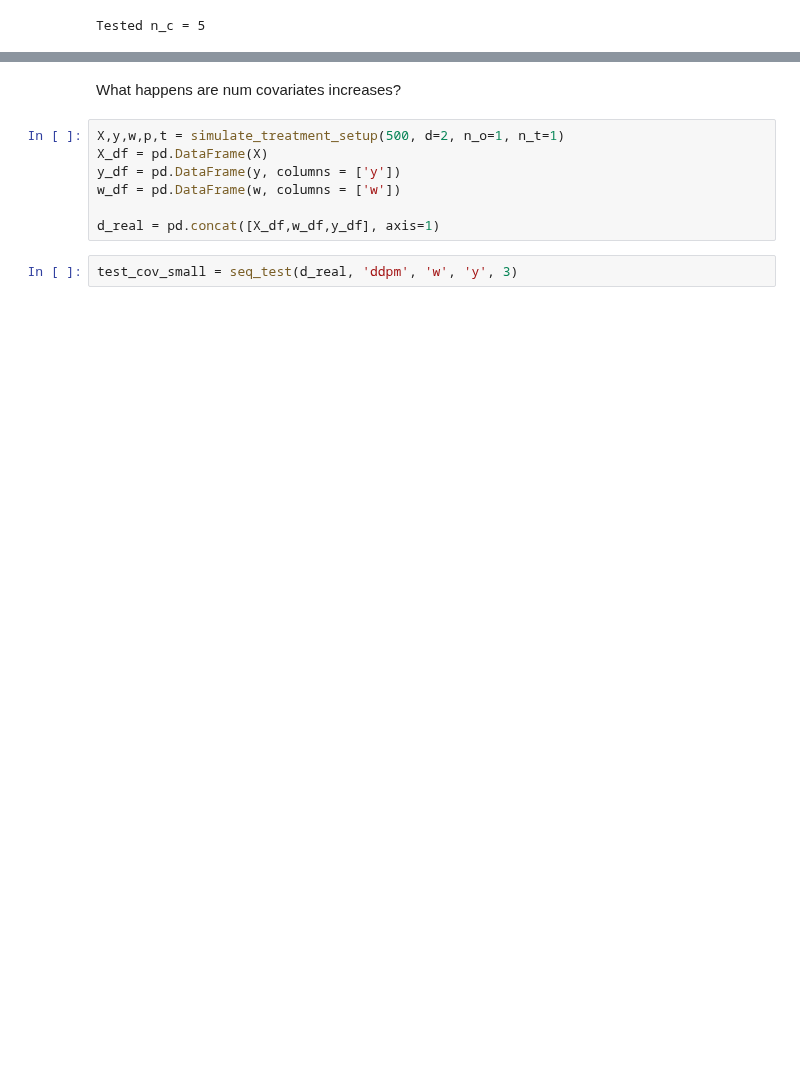
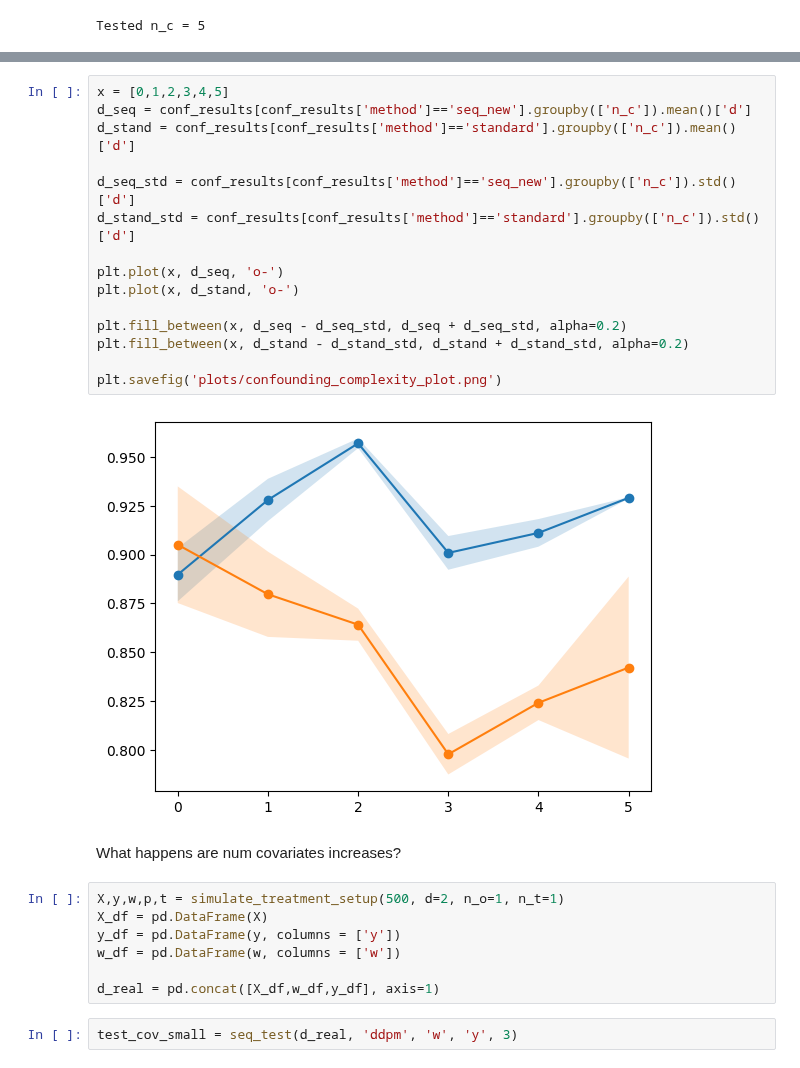
Before and after one commit to harrya32/causal_synthetic_data, a Jupyter notebook: Experiments/Experiments.ipynb, the cells around one changed output, grey strips where cells are left out. Cells and saved outputs as stored; diff of their text form; blank space fills up the shorter version.

Commit message:
insight experiment plots

```diff
--- a/Experiments/Experiments.ipynb
+++ b/Experiments/Experiments.ipynb
@@ -2134,3 +2151,20 @@ Tested n_c = 5
+# %%
+x = [0,1,2,3,4,5]
+d_seq = conf_results[conf_results['method']=='seq_new'].groupby(['n_c']).mean()['d']
+d_stand = conf_results[conf_results['method']=='standard'].groupby(['n_c']).mean()['d']
+
+d_seq_std = conf_results[conf_results['method']=='seq_new'].groupby(['n_c']).std()['d']
+d_stand_std = conf_results[conf_results['method']=='standard'].groupby(['n_c']).std()['d']
+
+plt.plot(x, d_seq, 'o-')
+plt.plot(x, d_stand, 'o-')
+
+plt.fill_between(x, d_seq - d_seq_std, d_seq + d_seq_std, alpha=0.2)
+plt.fill_between(x, d_stand - d_stand_std, d_stand + d_stand_std, alpha=0.2)
+
+plt.savefig('plots/confounding_complexity_plot.png')
+# %% [output]
+[figure, added]
 # %% [markdown]
 What happens are num covariates increases?
 # %%
```
Also changed, not shown: parts of 3 cells of this notebook, 2 other files.
